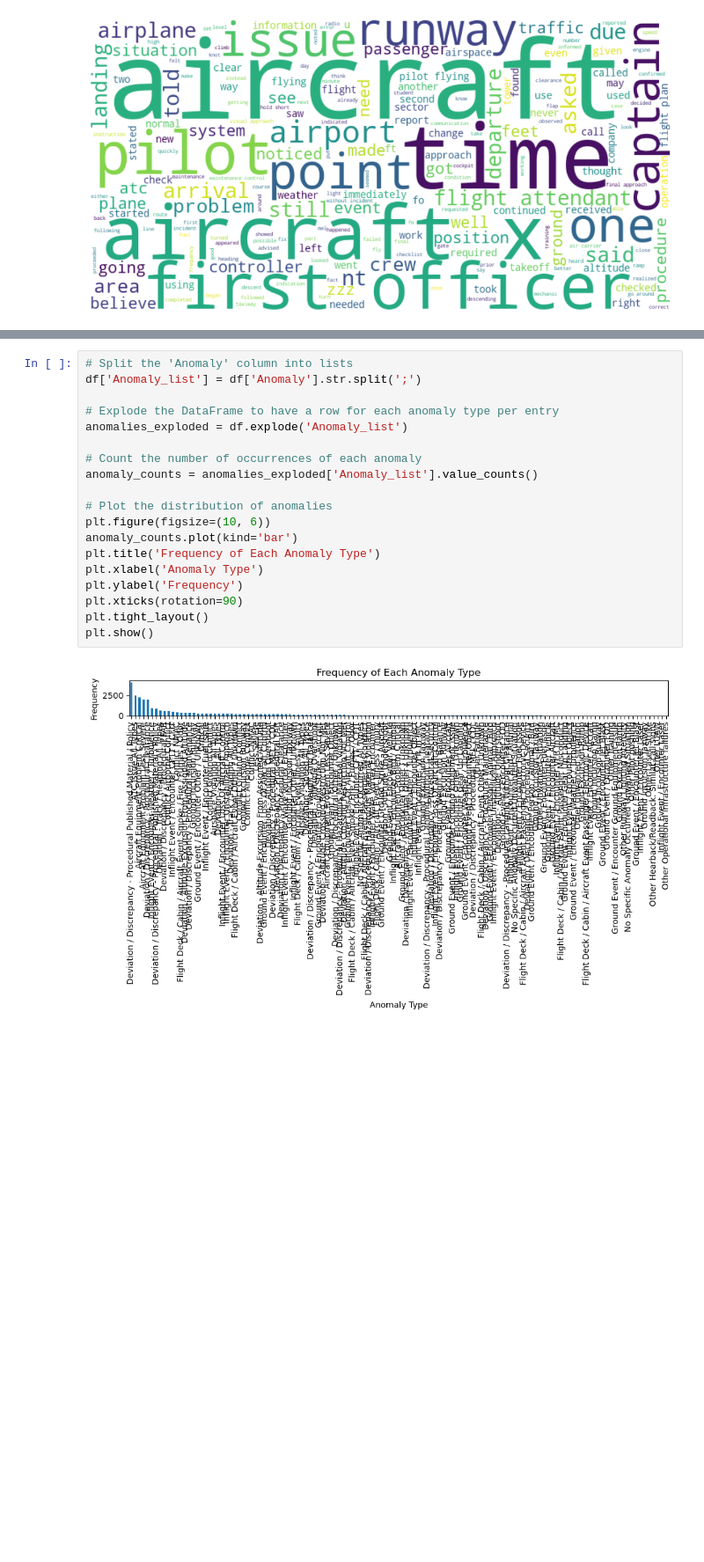
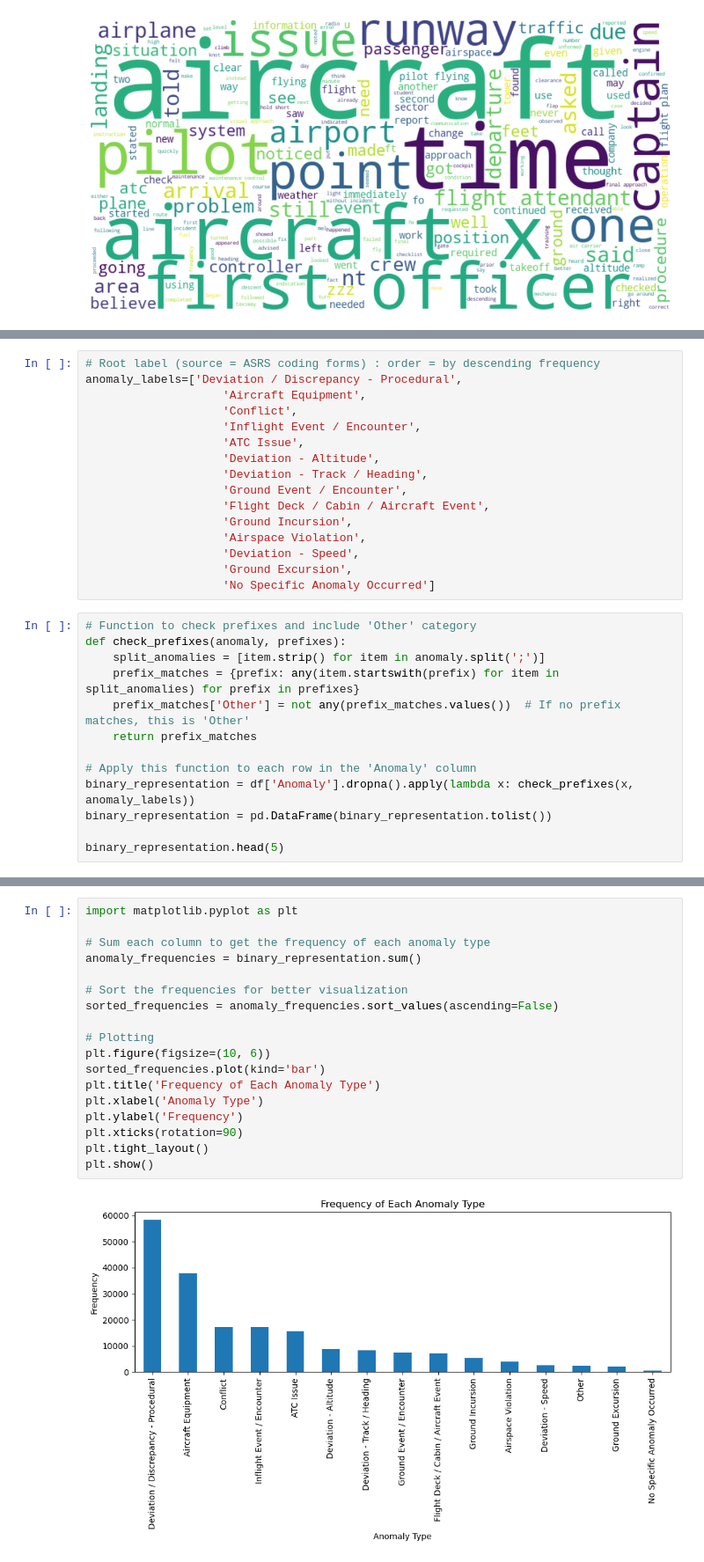
Before and after one commit to Gogonemnem/Safran-Project, a Jupyter notebook: Load data.ipynb, the cells around one changed output, grey strips where cells are left out. Shown at 88% size. Saved outputs shown, nothing was run; the diff lists cells and outputs as text; blank space fills up the shorter version.

```diff
--- a/Load data.ipynb
+++ b/Load data.ipynb
@@ -335,0 +361,29 @@ anomaly_df.head()
+# %%
+# Root label (source = ASRS coding forms) : order = by descending frequency
+anomaly_labels=['Deviation / Discrepancy - Procedural',
+                    'Aircraft Equipment',
+                    'Conflict',
+                    'Inflight Event / Encounter',
+                    'ATC Issue',
+                    'Deviation - Altitude',
+                    'Deviation - Track / Heading',
+                    'Ground Event / Encounter',
+                    'Flight Deck / Cabin / Aircraft Event',
+                    'Ground Incursion',
+                    'Airspace Violation',
+                    'Deviation - Speed',
+                    'Ground Excursion',
+                    'No Specific Anomaly Occurred']
+# %%
+# Function to check prefixes and include 'Other' category
+def check_prefixes(anomaly, prefixes):
+    split_anomalies = [item.strip() for item in anomaly.split(';')]
+    prefix_matches = {prefix: any(item.startswith(prefix) for item in split_anomalies) for prefix in prefixes}
+    prefix_matches['Other'] = not any(prefix_matches.values())  # If no prefix matches, this is 'Other'
+    return prefix_matches
+
+# Apply this function to each row in the 'Anomaly' column
+binary_representation = df['Anomaly'].dropna().apply(lambda x: check_prefixes(x, anomaly_labels))
+binary_representation = pd.DataFrame(binary_representation.tolist())
+
+binary_representation.head(5)
@@ -336,21 +397,20 @@ anomaly_df.head()
 # %%
-# Split the 'Anomaly' column into lists
-df['Anomaly_list'] = df['Anomaly'].str.split(';')
+import matplotlib.pyplot as plt
 
-# Explode the DataFrame to have a row for each anomaly type per entry
-anomalies_exploded = df.explode('Anomaly_list')
+# Sum each column to get the frequency of each anomaly type
+anomaly_frequencies = binary_representation.sum()
 
-# Count the number of occurrences of each anomaly
-anomaly_counts = anomalies_exploded['Anomaly_list'].value_counts()
+# Sort the frequencies for better visualization
+sorted_frequencies = anomaly_frequencies.sort_values(ascending=False)
 
-# Plot the distribution of anomalies
+# Plotting
 plt.figure(figsize=(10, 6))
-anomaly_counts.plot(kind='bar')
+sorted_frequencies.plot(kind='bar')
 plt.title('Frequency of Each Anomaly Type')
 plt.xlabel('Anomaly Type')
 plt.ylabel('Frequency')
 plt.xticks(rotation=90)
 plt.tight_layout()
 plt.show()
 # %% [output]
-[figure, old version]
+[figure, new version]
```
Also changed, not shown: parts of 10 cells of this notebook, 2 other files.
